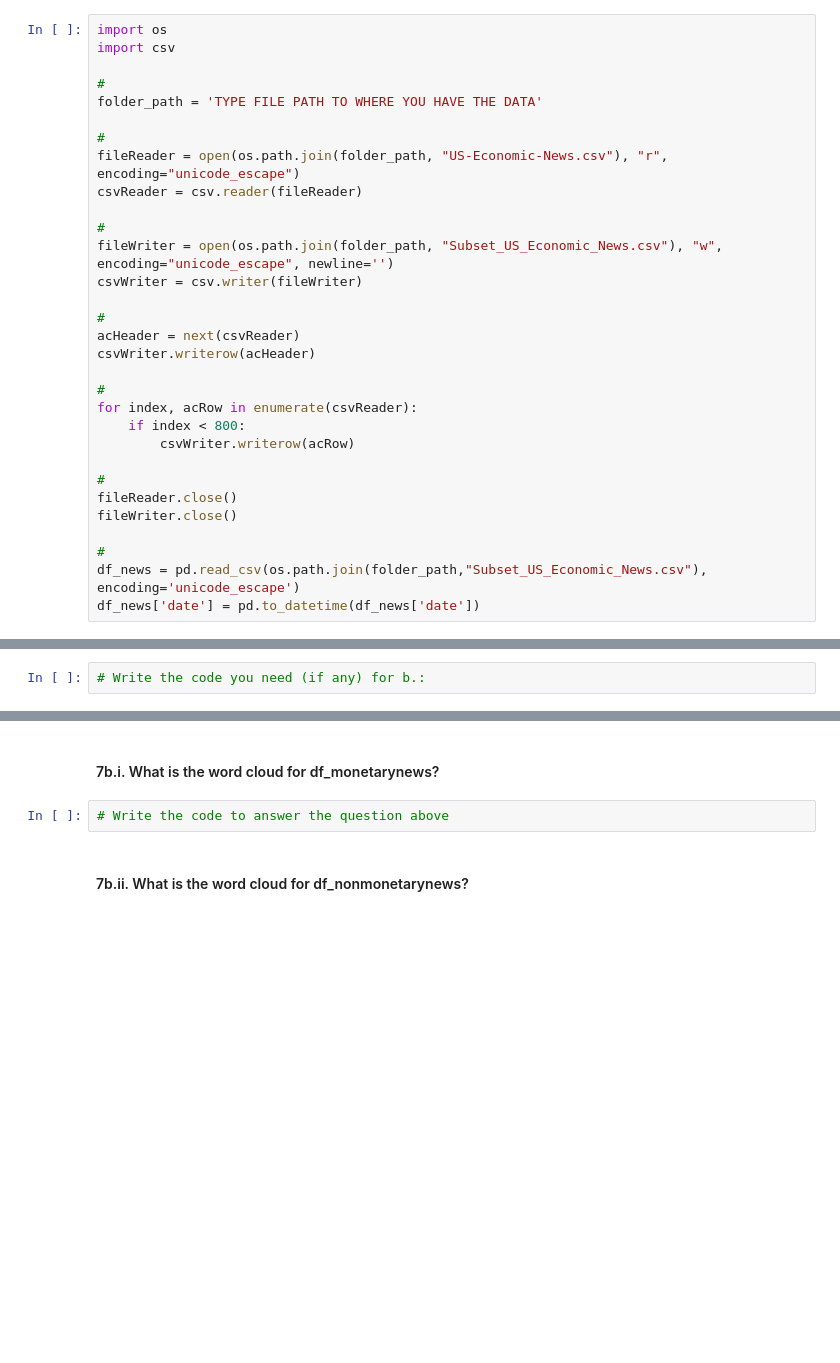
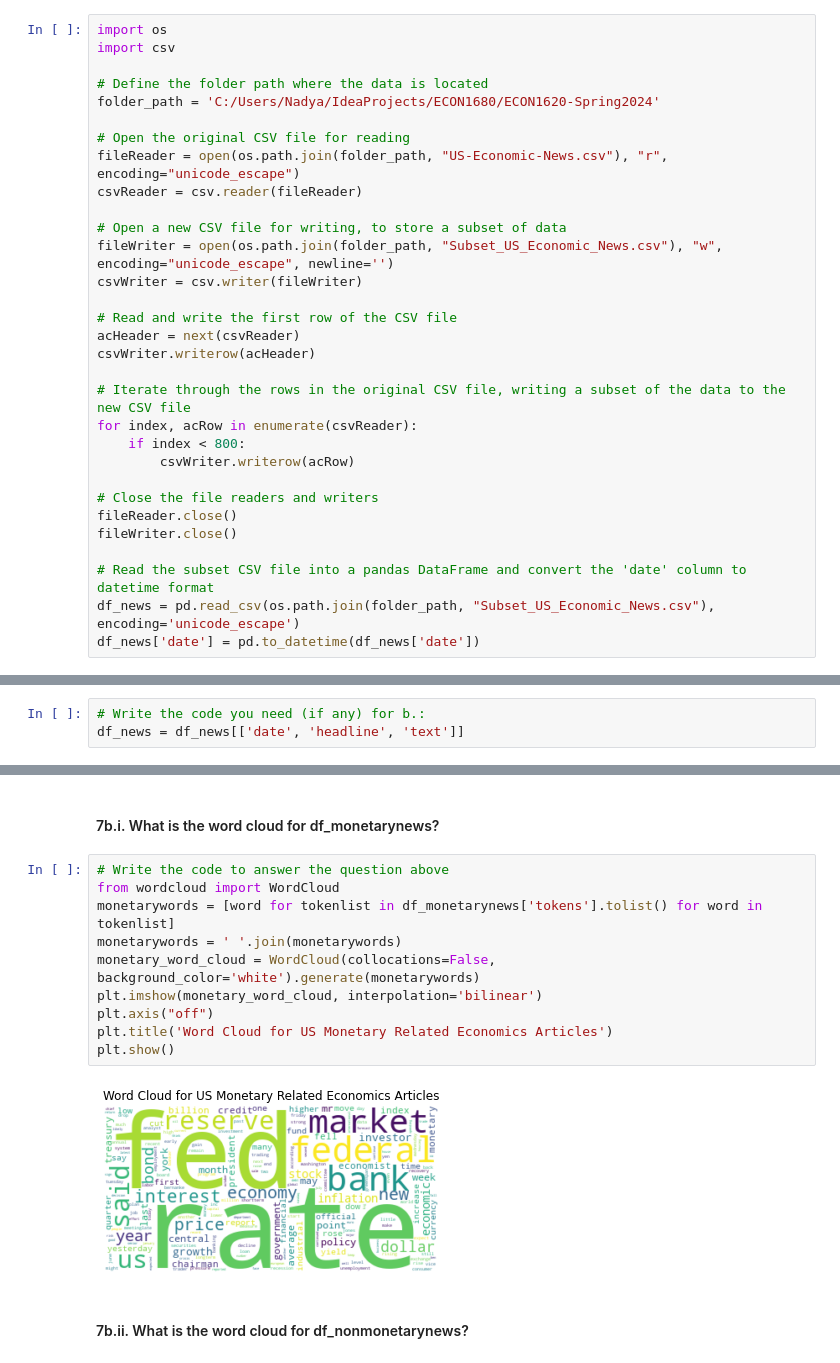
Before and after one commit to nadyatan21/ECON1620-Spring2024, a Jupyter notebook: Homework1_notebook.ipynb, the cells around one changed output, grey strips where cells are left out. Saved outputs shown, nothing was run; the diff lists cells and outputs as text; blank space fills up the shorter version.

```diff
--- a/Homework1_notebook.ipynb
+++ b/Homework1_notebook.ipynb
@@ -150,34 +214,35 @@ Load a subset of the data into Jupyter/Spyder/Python: Sometimes you may be worki
 import os
 import csv
 
-#
-folder_path = 'TYPE FILE PATH TO WHERE YOU HAVE THE DATA'
+# Define the folder path where the data is located
+folder_path = 'C:/Users/Nadya/IdeaProjects/ECON1680/ECON1620-Spring2024'
 
-#
+# Open the original CSV file for reading
 fileReader = open(os.path.join(folder_path, "US-Economic-News.csv"), "r", encoding="unicode_escape")
 csvReader = csv.reader(fileReader)
 
-#
+# Open a new CSV file for writing, to store a subset of data
 fileWriter = open(os.path.join(folder_path, "Subset_US_Economic_News.csv"), "w", encoding="unicode_escape", newline='')
 csvWriter = csv.writer(fileWriter)
 
-#
+# Read and write the first row of the CSV file
 acHeader = next(csvReader)
 csvWriter.writerow(acHeader)
 
-#
+# Iterate through the rows in the original CSV file, writing a subset of the data to the new CSV file
 for index, acRow in enumerate(csvReader):
     if index < 800:
         csvWriter.writerow(acRow)
 
-#
+# Close the file readers and writers
 fileReader.close()
 fileWriter.close()
 
-#
-df_news = pd.read_csv(os.path.join(folder_path,"Subset_US_Economic_News.csv"), encoding='unicode_escape')
+# Read the subset CSV file into a pandas DataFrame and convert the 'date' column to datetime format
+df_news = pd.read_csv(os.path.join(folder_path, "Subset_US_Economic_News.csv"), encoding='unicode_escape')
 df_news['date'] = pd.to_datetime(df_news['date'])
 # %% [markdown]
 #### 4b.  What code would you write to keep only the ‘date’, ‘headline’, and ‘text’ columns in the dataframe? Write and run that code:
 # %%
 # Write the code you need (if any) for b.:
+df_news = df_news[['date', 'headline', 'text']]
@@ -304,6 +466,16 @@ iii. What differences do you notice? Do these differences seem consistent with y
 #### 7b.i. What is the word cloud for df_monetarynews?
 # %%
 # Write the code to answer the question above
+from wordcloud import WordCloud
+monetarywords = [word for tokenlist in df_monetarynews['tokens'].tolist() for word in tokenlist]
+monetarywords = ' '.join(monetarywords)
+monetary_word_cloud = WordCloud(collocations=False, background_color='white').generate(monetarywords)
+plt.imshow(monetary_word_cloud, interpolation='bilinear')
+plt.axis("off")
+plt.title('Word Cloud for US Monetary Related Economics Articles')
+plt.show()
+# %% [output]
+[figure, added]
 # %% [markdown]
 #### 7b.ii. What is the word cloud for df_nonmonetarynews?
 # %%
```
Also changed, not shown: parts of 33 cells of this notebook, 2 other files.
